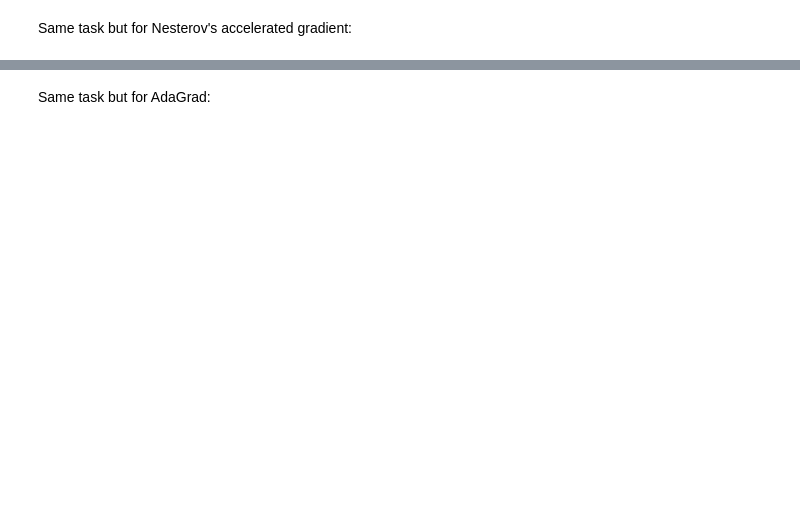
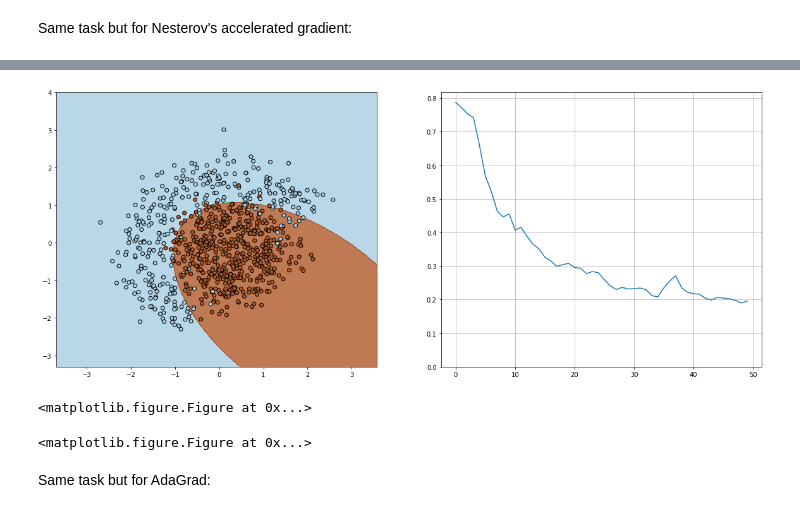
Before and after one commit to ekaterinaMaljutina/au_dl_course, a Jupyter notebook: seminar_2/task_1.ipynb, the cells around one changed output, grey strips where cells are left out. Cells and saved outputs as stored; diff of their text form; code cells hidden in the pictures; blank space fills up the shorter version.

```diff
--- a/seminar_2/task_1.ipynb
+++ b/seminar_2/task_1.ipynb
@@ -173,22 +203,18 @@ Same task but for Nesterov's accelerated gradient:
 # %%
-w = np.array([1,0,0,0,0,0], dtype=tf.float32)
 
-alpha = 0 # learning rate
-mu    = 0 # momentum
-
-n_iter = 50
-batch_size = 4
-loss = np.zeros(n_iter)
 plt.figure(figsize=(12,5))
 with tf.Session() as sess:
     for i in range(n_iter):
         ind = random.sample(range(X.shape[0]), batch_size)
-        loss[i] sess.run(#
-        visualize(X[ind,:], y[ind], w, loss, n_iter)
-
-        w = sess.run(#)
+        batch_loss = sess.run(loss_op, feed_dict={X_ph: X, Y_ph: y, W_ph: w})
+        loss[i] = batch_loss
+        w, v = sess.run([param_update_op, V_op], feed_dict={X_ph: X[ind, :], Y_ph: y[ind],  W_ph: w, V_ph: v})
 
 visualize(X, y, w, loss, n_iter)
 plt.clf()
+# %% [output]
+[figure, added]
+<matplotlib.figure.Figure at 0x...>
+<matplotlib.figure.Figure at 0x...>
 # %% [markdown]
 Same task but for AdaGrad:
```
Also changed, not shown: parts of 16 cells of this notebook.
